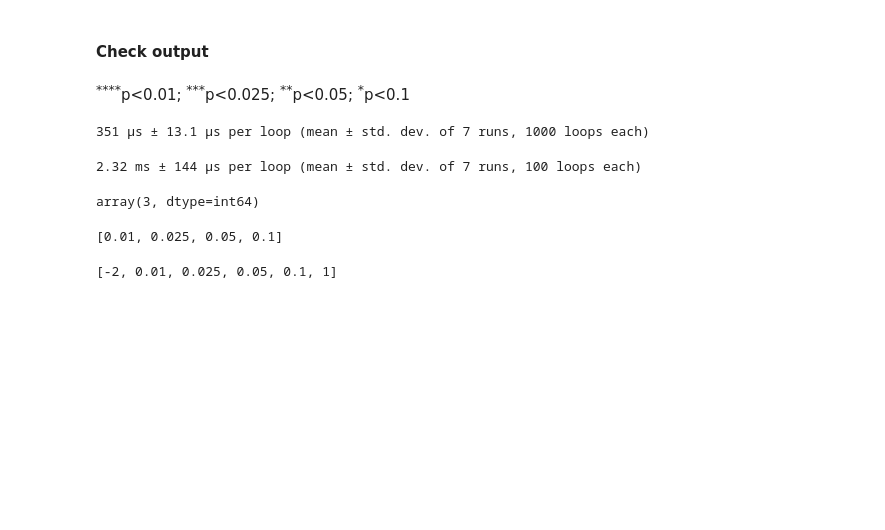
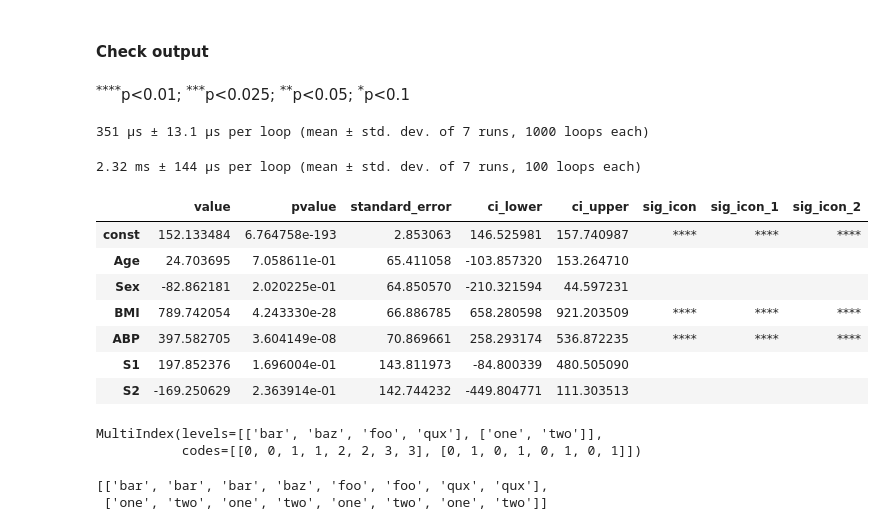
Before and after one commit to mpetrosian/estimagic_stargazer, a Jupyter notebook: stargazer_sandbox.ipynb, the cells around one changed output. Saved outputs shown, nothing was run; the diff lists cells and outputs as text; code cells hidden in the pictures; blank space fills up the shorter version.

```diff
--- a/stargazer_sandbox.ipynb
+++ b/stargazer_sandbox.ipynb
@@ -396,15 +396,14 @@ est3.params["sig_icon"] = pd.cut(
 %timeit est3.params["sig_icon_2"] =pd.cut(est3.params["pvalue"], bins=[-1] + sorted(sig_levels) + [2],labels=["*" * (len(sig_levels)-i) for i in range(len(sig_levels) + 1)],)
 # %% [output]
 2.32 ms ± 144 µs per loop (mean ± std. dev. of 7 runs, 100 loops each)
-# %%
-np.digitize(0.03,[-2]+sig_levels+[1])
-# %% [output]
-array(3, dtype=int64)
-# %%
-sig_levels
-# %% [output]
-[0.01, 0.025, 0.05, 0.1]
-# %%
-[-2]+sig_levels+[1]
-# %% [output]
-[-2, 0.01, 0.025, 0.05, 0.1, 1]
+# %%
+est3.params
+# %% [output]
+|  | value | pvalue | standard_error | ci_lower | ci_upper | sig_icon | sig_icon_1 | sig_icon_2 |
+| const | 152.133484 | 6.764758e-193 | 2.853063 | 146.525981 | 157.740987 | **** | **** | **** |
+| Age | 24.703695 | 7.058611e-01 | 65.411058 | -103.857320 | 153.264710 |  |  |  |
+| Sex | -82.862181 | 2.020225e-01 | 64.850570 | -210.321594 | 44.597231 |  |  |  |
+| BMI | 789.742054 | 4.243330e-28 | 66.886785 | 658.280598 | 921.203509 | **** | **** | **** |
+| ABP | 397.582705 | 3.604149e-08 | 70.869661 | 258.293174 | 536.872235 | **** | **** | **** |
+| S1 | 197.852376 | 1.696004e-01 | 143.811973 | -84.800339 | 480.505090 |  |  |  |
+| S2 | -169.250629 | 2.363914e-01 | 142.744232 | -449.804771 | 111.303513 |  |  |  |
@@ -410,0 +415,5 @@ sig_levels
+# %%
+s.index
+# %% [output]
+MultiIndex(levels=[['bar', 'baz', 'foo', 'qux'], ['one', 'two']],
+           codes=[[0, 0, 1, 1, 2, 2, 3, 3], [0, 1, 0, 1, 0, 1, 0, 1]])
@@ -410,0 +435,5 @@ sig_levels
+# %%
+metalist
+# %% [output]
+[['bar', 'bar', 'bar', 'baz', 'foo', 'foo', 'qux', 'qux'],
+ ['one', 'two', 'one', 'two', 'one', 'two', 'one', 'two']]
```
Also changed, not shown: parts of 20 cells of this notebook, 2 other files.
